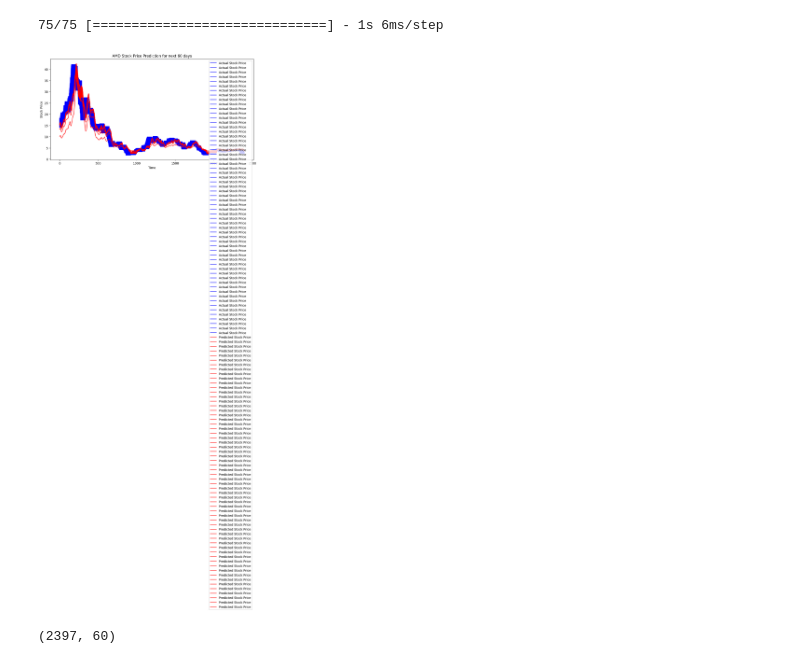
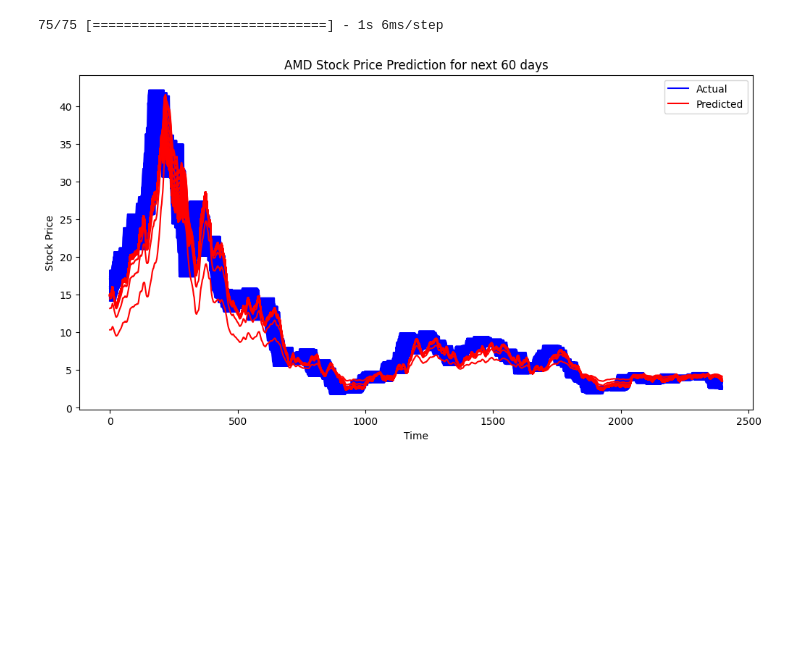
Before and after one commit to trilola89/rnn_timeSeries, a Jupyter notebook: main.ipynb, the cells around one changed output. Drawn from its saved outputs; the diff is of its cells as text; code cells hidden in the pictures; blank space fills up the shorter version.

Commit message:
generated graphs, added project description to readme.md, updated code in main.ipynb

```diff
--- a/main.ipynb
+++ b/main.ipynb
@@ -102,5 +102,5 @@ model.compile(optimizer='adam', loss='mean_squared_error')
 # %%
 #Training
 
-model.fit(x_train_reshaped, y_train, epochs=15, batch_size=64, verbose=0)
+model.fit(x_train_reshaped, y_train, epochs=15, batch_size=64, verbose=1)
 # %% [output]
@@ -309,35 +326,32 @@ future_pred_test = model_seq.predict(x_test_seq)
 # %%
 # Inverse transform
 future_pred_test_rescaled = scaler.inverse_transform(future_pred_test.squeeze())
 
 
 
 #actual values for next 60 days
 actual_values_for_next_60_days = []
 
 for i in range(timeSteps, len(scaled_data) - future_timeSteps):
     actual_values_for_next_60_days.append(scaled_data[i:i+future_timeSteps, 0])
 
 actual_values_for_next_60_days = np.array(actual_values_for_next_60_days)
 actual_values_for_next_60_days = actual_values_for_next_60_days.reshape(actual_values_for_next_60_days.shape[0], actual_values_for_next_60_days.shape[1])
 
 actual_values_for_next_60_days = scaler.inverse_transform(actual_values_for_next_60_days)
 
 
 
 
 # Plot
 plt.figure(figsize=(12, 6))
-plt.plot(actual_values_for_next_60_days, color='blue', label='Actual Stock Price')
-plt.plot(future_pred_test_rescaled, color='red', label='Predicted Stock Price')
+line0 = plt.plot(actual_values_for_next_60_days, color='blue')
+line1 = plt.plot(future_pred_test_rescaled, color='red')
 plt.title(f'{ticker.info["symbol"]} Stock Price Prediction for next {future_timeSteps} days')
 plt.xlabel('Time')
 plt.ylabel('Stock Price')
-plt.legend()
+plt.legend(handles=[line0[0], line1[0]], labels=['Actual', 'Predicted'])
+
 plt.show()
 # %% [output]
-[figure, old version]
+[figure, new version]
-# %%
-h = 0
-# %% [output]
-(2397, 60)
```
Also changed, not shown: parts of 7 cells of this notebook, 4 other files.
